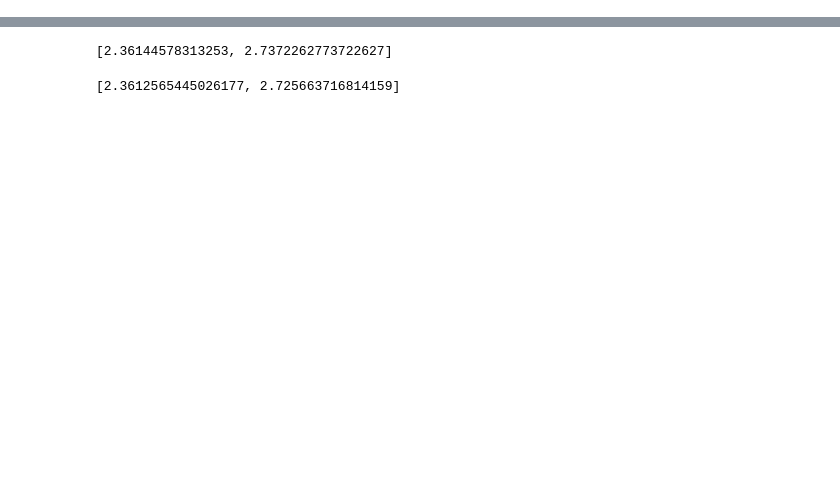
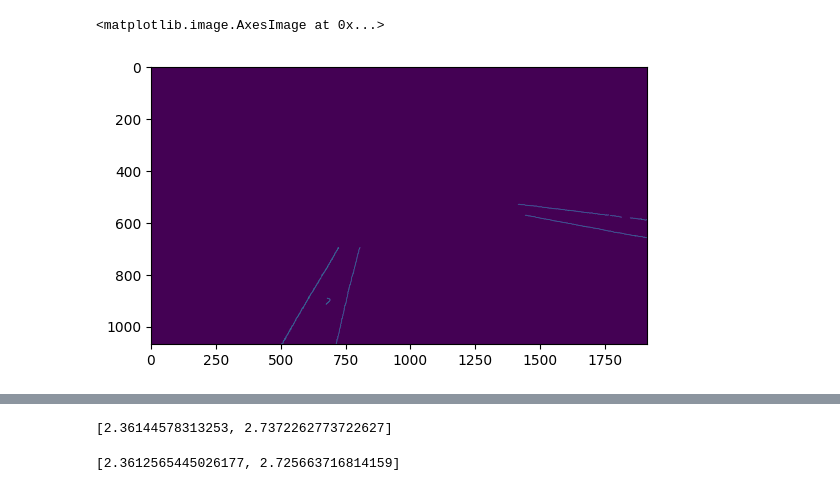
Before and after one commit to TotallyNotAPumpkin/cv-intro, a Jupyter notebook: test.ipynb, the cells around one changed output, grey strips where cells are left out. Cells and saved outputs as stored; diff of their text form; code cells hidden in the pictures; blank space fills up the shorter version.

```diff
--- a/test.ipynb
+++ b/test.ipynb
@@ -3,6 +3,13 @@ import cv2
 import numpy as np
 import matplotlib.pyplot as plt
 # %%
-img = cv2.imread('lanes.png')
-img1 = cv2.imread('rov_pool.jpg')
+img = cv2.resize(cv2.imread('lanes.png'), (cv2.imread('lanes.png').shape[1] // 2, cv2.imread('lanes.png').shape[0] // 2))
+# %%
+poolimg = img.copy()
+grayPool = cv2.cvtColor(poolimg, cv2.COLOR_BGR2GRAY)
+poolEdges = cv2.Canny(grayPool, 30, 100, apertureSize=3)
+plt.imshow(poolEdges)
+# %% [output]
+<matplotlib.image.AxesImage at 0x...>
+[figure, added]
 # %%
```
Also changed, not shown: parts of 5 cells of this notebook, 4 other files.
